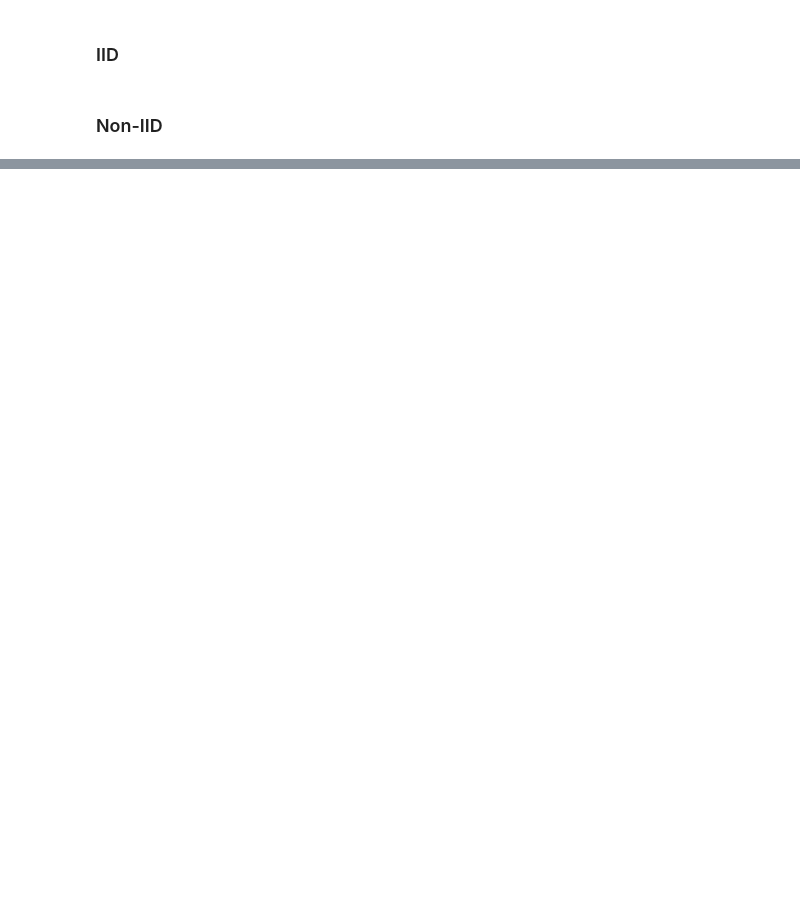
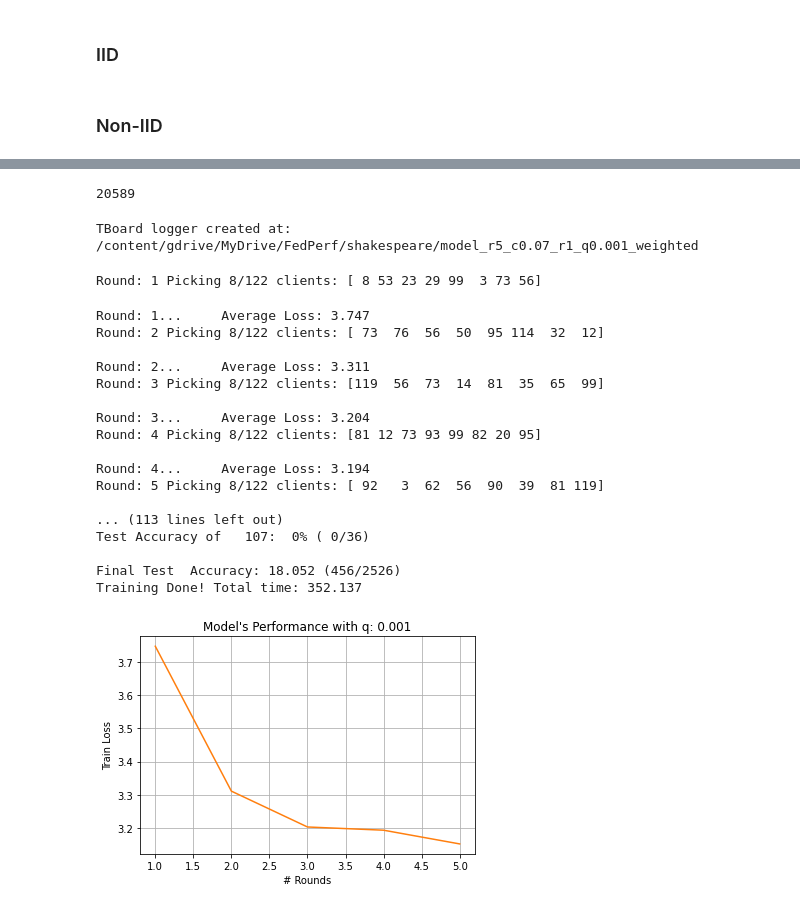
Before and after one commit to tushar-semwal/fedperf, a Jupyter notebook: Santiago/1_Baseline_Notebook_Exp.ipynb, the cells around one changed output, grey strips where cells are left out. Saved outputs shown, nothing was run; the diff lists cells and outputs as text; code cells hidden in the pictures; blank space fills up the shorter version.

```diff
--- a/Santiago/1_Baseline_Notebook_Exp.ipynb
+++ b/Santiago/1_Baseline_Notebook_Exp.ipynb
@@ -260,0 +1464,7 @@ shakespeare_ds
+# %%
+data_dict, test_ds = shakespeare_noniid_partition(corpus,
+                                         seq_length=seq_length,
+                                         val_split=True)
+
+total_clients = len(data_dict.keys())
+'Total users:', total_clients   #  TODO: 143 users in FedProx paper, but only 31 in qFFL. Due to randomness, it's hard to reproduce the dataset
@@ -260,0 +1490,4 @@ shakespeare_ds
+# %%
+sum([len(data_dict[u]['train_ds']) for u in data_dict])
+# %% [output]
+20589
@@ -260,0 +1512,55 @@ shakespeare_ds
+# %%
+shakespeare_lstm = ShakespeareLSTM(input_dim=seq_length,
+                                   embedding_dim=embedding_dim,
+                                   hidden_dim=hidden_dim,
+                                   classes=num_classes,
+                                   lstm_layers=lstm_layers,
+                                   dropout=dropout,
+                                   batch_first=True
+                                   )
+
+if torch.cuda.is_available():
+    shakespeare_lstm.cuda()
+# %%
+BASE_DIR = '/content/gdrive/MyDrive/FedPerf/shakespeare'
+exp_name = f'model_r{rounds}_c{C}_r{E}_q{q}_{sampling}'
+log_dir = f'{BASE_DIR}/{exp_name}'
+tb_logger = SummaryWriter(log_dir)
+print(f'TBoard logger created at: {log_dir}')
+exp_name
+
+test_history = []
+# %% [output]
+TBoard logger created at: /content/gdrive/MyDrive/FedPerf/shakespeare/model_r5_c0.07_r1_q0.001_weighted
+# %%
+shakespeare_lstm_non_iid_trained, test_history = training(shakespeare_lstm,
+                                            rounds, batch_size, lr,
+                                            None,  # ds empty as it is included in data_dict
+                                            data_dict,
+                                            test_ds,
+                                            C, K, E, q,
+                                            sampling=sampling,
+                                            tb_logger=tb_logger,
+                                            test_history=test_history,
+                                            perf_fig_file=f'{BASE_DIR}/loss.jpg'
+                                            )
+# %% [output]
+Round: 1 Picking 8/122 clients: [ 8 53 23 29 99  3 73 56]
+Round: 1...     Average Loss: 3.747
+Round: 2 Picking 8/122 clients: [ 73  76  56  50  95 114  32  12]
+
+Round: 2...     Average Loss: 3.311
+Round: 3 Picking 8/122 clients: [119  56  73  14  81  35  65  99]
+
+Round: 3...     Average Loss: 3.204
+Round: 4 Picking 8/122 clients: [81 12 73 93 99 82 20 95]
+
+Round: 4...     Average Loss: 3.194
+Round: 5 Picking 8/122 clients: [ 92   3  62  56  90  39  81 119]
+
+... (113 lines left out)
+Test Accuracy of   107:  0% ( 0/36)
+
+Final Test  Accuracy: 18.052 (456/2526)
+Training Done! Total time: 352.137
+[figure, added]
```
Also changed, not shown: parts of 87 cells of this notebook.
